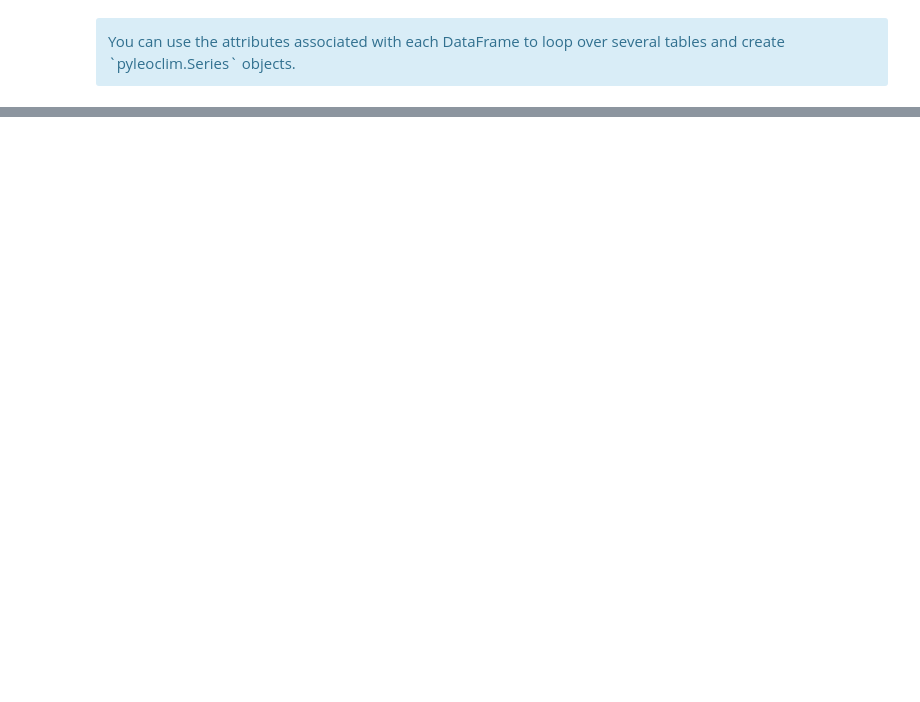
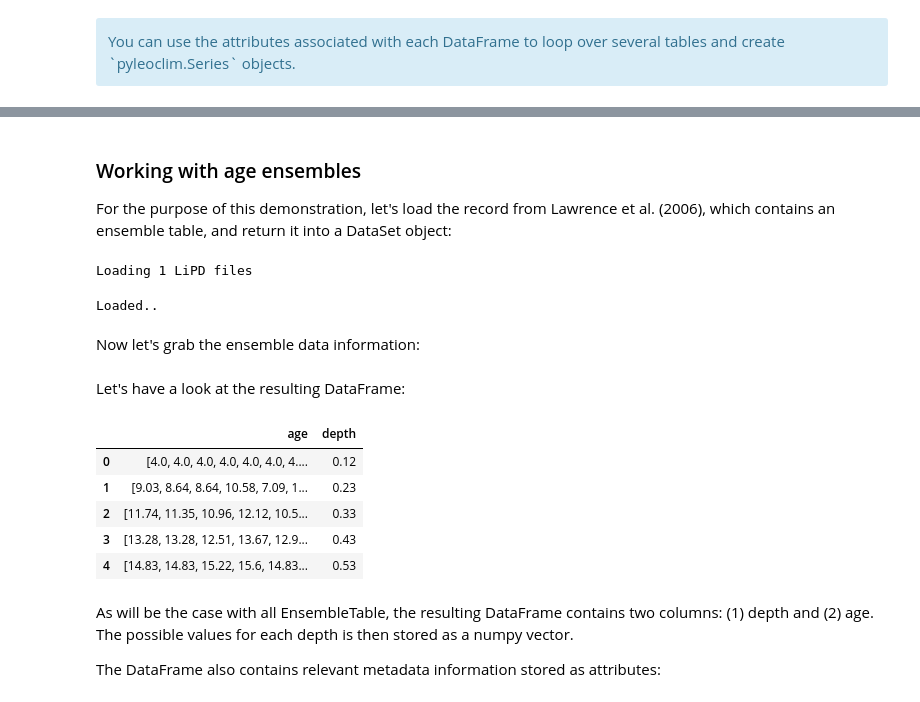
Before and after one commit to LinkedEarth/pylipdTutorials, a Jupyter notebook: notebooks/L3_dataset_class.ipynb, the cells around one changed output, grey strips where cells are left out. Cells and saved outputs as stored; diff of their text form; code cells hidden in the pictures; blank space fills up the shorter version.

```diff
--- a/notebooks/L3_dataset_class.ipynb
+++ b/notebooks/L3_dataset_class.ipynb
@@ -193,3 +195,39 @@ You can use the attributes associated with each DataFrame to loop over several t
 As mentioned, the classes and methods present in the `pylipd.classes` module are derived from the LinkedEarth Ontology. You can alwasy refer to it when in doubt. We also provide a handy diagram here illustrating the relationship:
 
 ![image](https://github.com/LinkedEarth/pylipd/blob/main/examples/notebooks/UMLDiagram.png?raw=true)
+# %% [markdown]
+### Working with age ensembles
+
+For the purpose of this demonstration, let's load the record from Lawrence et al. (2006), which contains an ensemble table, and return it into a DataSet object:
+# %%
+lipd = LiPD()
+lipd.load('../data/ODP846.Lawrence.2006.lpd')
+
+ds_ens = lipd.get_datasets()[0]
+# %% [output]
+Loading 1 LiPD files
+Loaded..
+# %% [markdown]
+Now let's grab the ensemble data information:
+# %%
+df_ens = [] # create an empty list to store all ensemble tables across models.
+
+for cd in ds_ens.getChronData():
+    for model in cd.getModeledBy():
+        for etable in model.getEnsembleTables():
+            df_ens.append(etable.getDataFrame())
+# %% [markdown]
+Let's have a look at the resulting DataFrame:
+# %%
+df_ens[0].head()
+# %% [output]
+|  | age | depth |
+| 0 | [4.0, 4.0, 4.0, 4.0, 4.0, 4.0, 4.... | 0.12 |
+| 1 | [9.03, 8.64, 8.64, 10.58, 7.09, 1... | 0.23 |
+| 2 | [11.74, 11.35, 10.96, 12.12, 10.5... | 0.33 |
+| 3 | [13.28, 13.28, 12.51, 13.67, 12.9... | 0.43 |
+| 4 | [14.83, 14.83, 15.22, 15.6, 14.83... | 0.53 |
+# %% [markdown]
+As will be the case with all EnsembleTable, the resulting DataFrame contains two columns: (1) depth and (2) age. The possible values for each depth is then stored as a numpy vector.
+
+The DataFrame also contains relevant metadata information stored as attributes:
```
Also changed, not shown: parts of 5 cells of this notebook, 2 other files.
